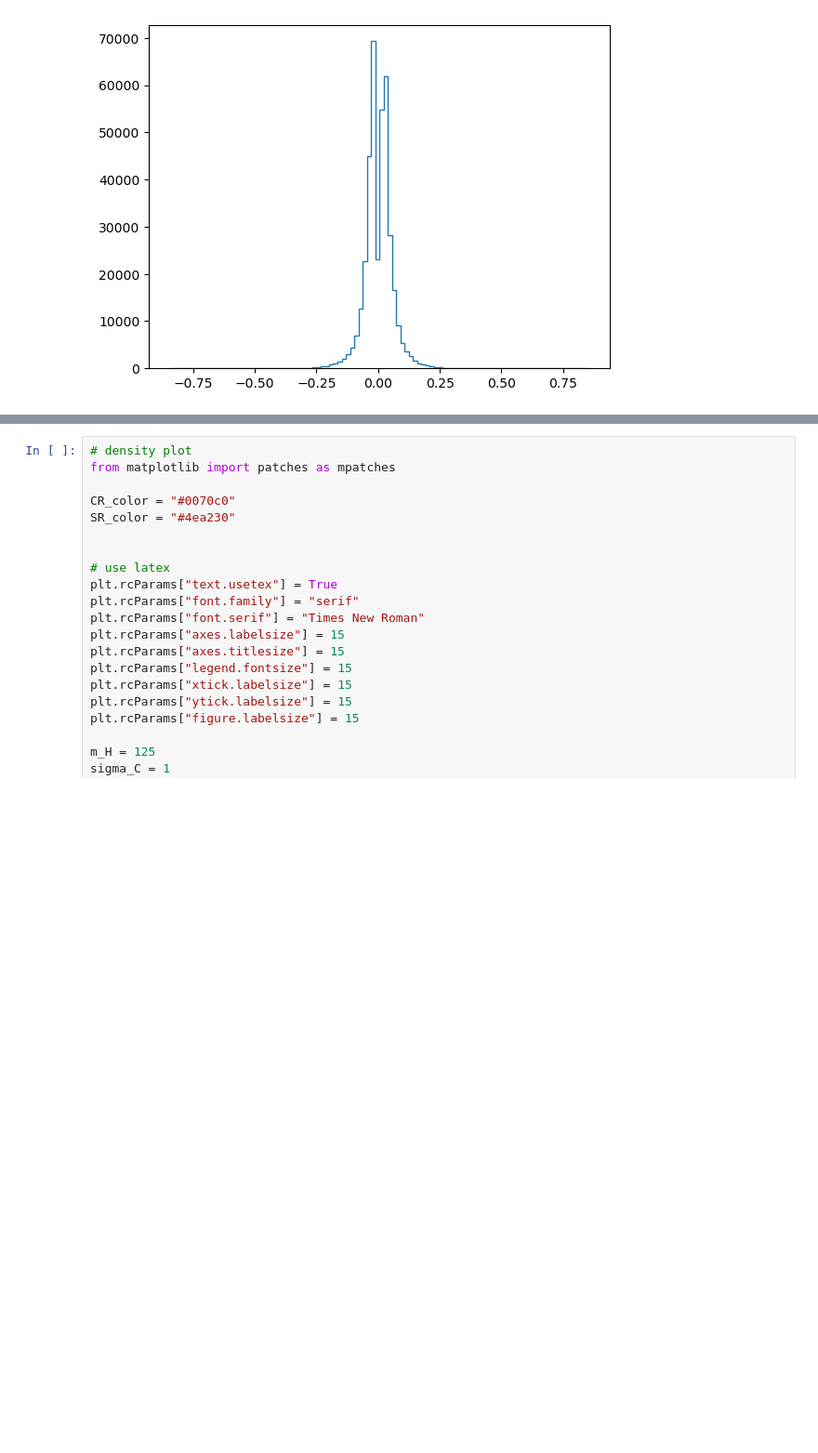
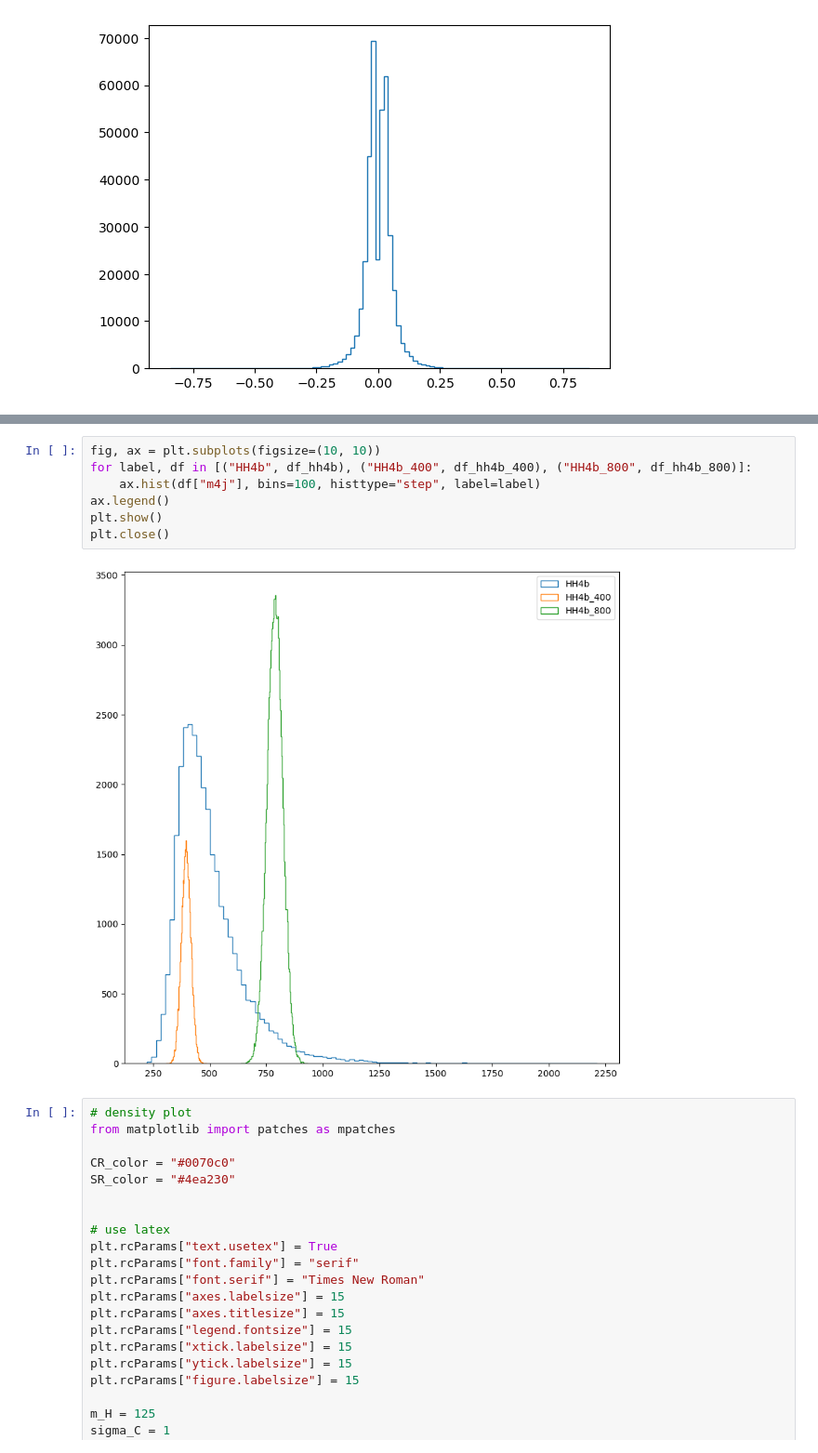
Before and after one commit to soheunyi/SRFinder, a Jupyter notebook: soheun/notebooks/eda.ipynb, the cells around one changed output, grey strips where cells are left out. Shown at 93% size. Cells and saved outputs as stored; diff of their text form; blank space fills up the shorter version.

```diff
--- a/soheun/notebooks/eda.ipynb
+++ b/soheun/notebooks/eda.ipynb
@@ -258,3 +381,12 @@ plt.close()
+# %%
+fig, ax = plt.subplots(figsize=(10, 10))
+for label, df in [("HH4b", df_hh4b), ("HH4b_400", df_hh4b_400), ("HH4b_800", df_hh4b_800)]:
+    ax.hist(df["m4j"], bins=100, histtype="step", label=label)
+ax.legend()
+plt.show()
+plt.close()
+# %% [output]
+[figure, added]
 # %%
 # density plot
 from matplotlib import patches as mpatches
```
Also changed, not shown: parts of 8 cells of this notebook, 31 other files.
